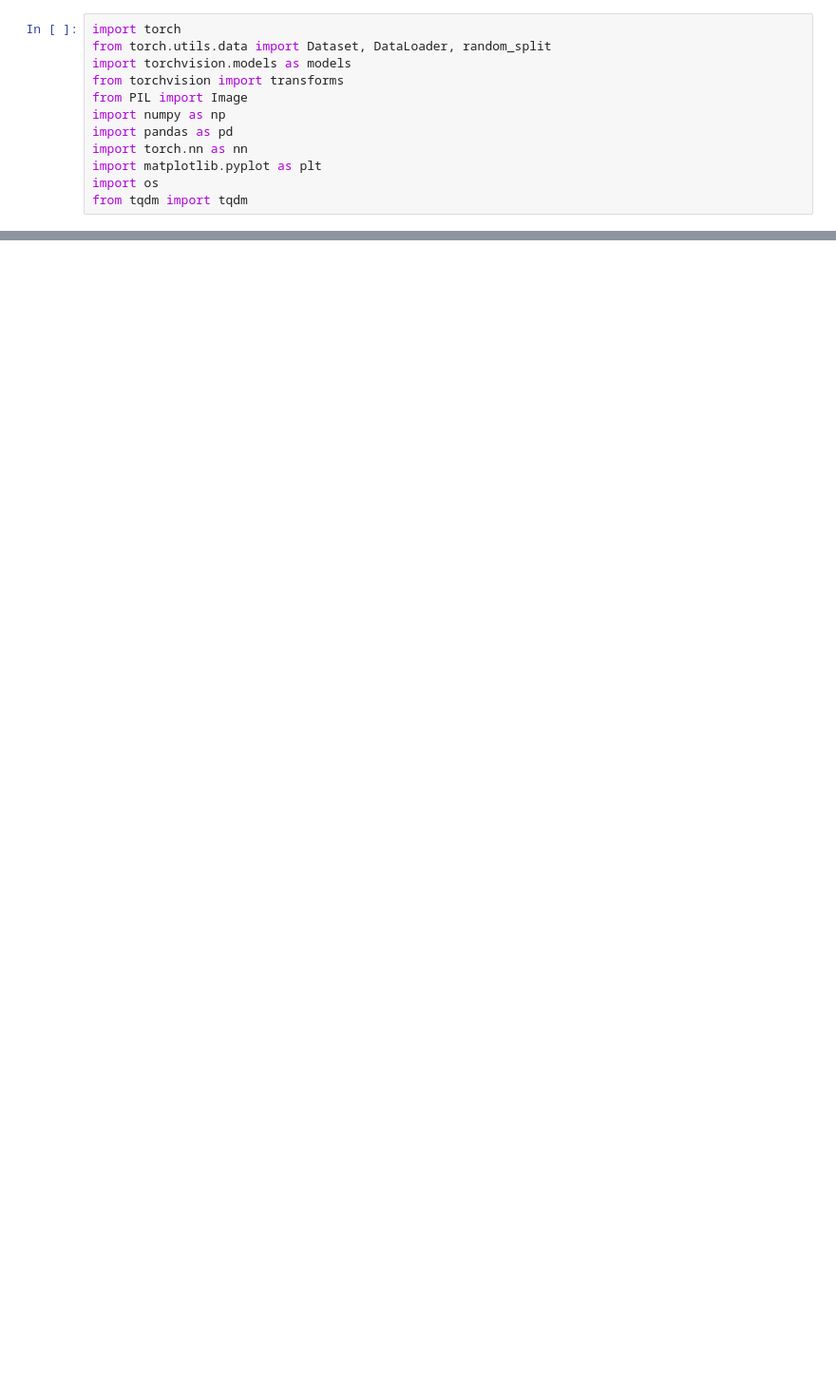
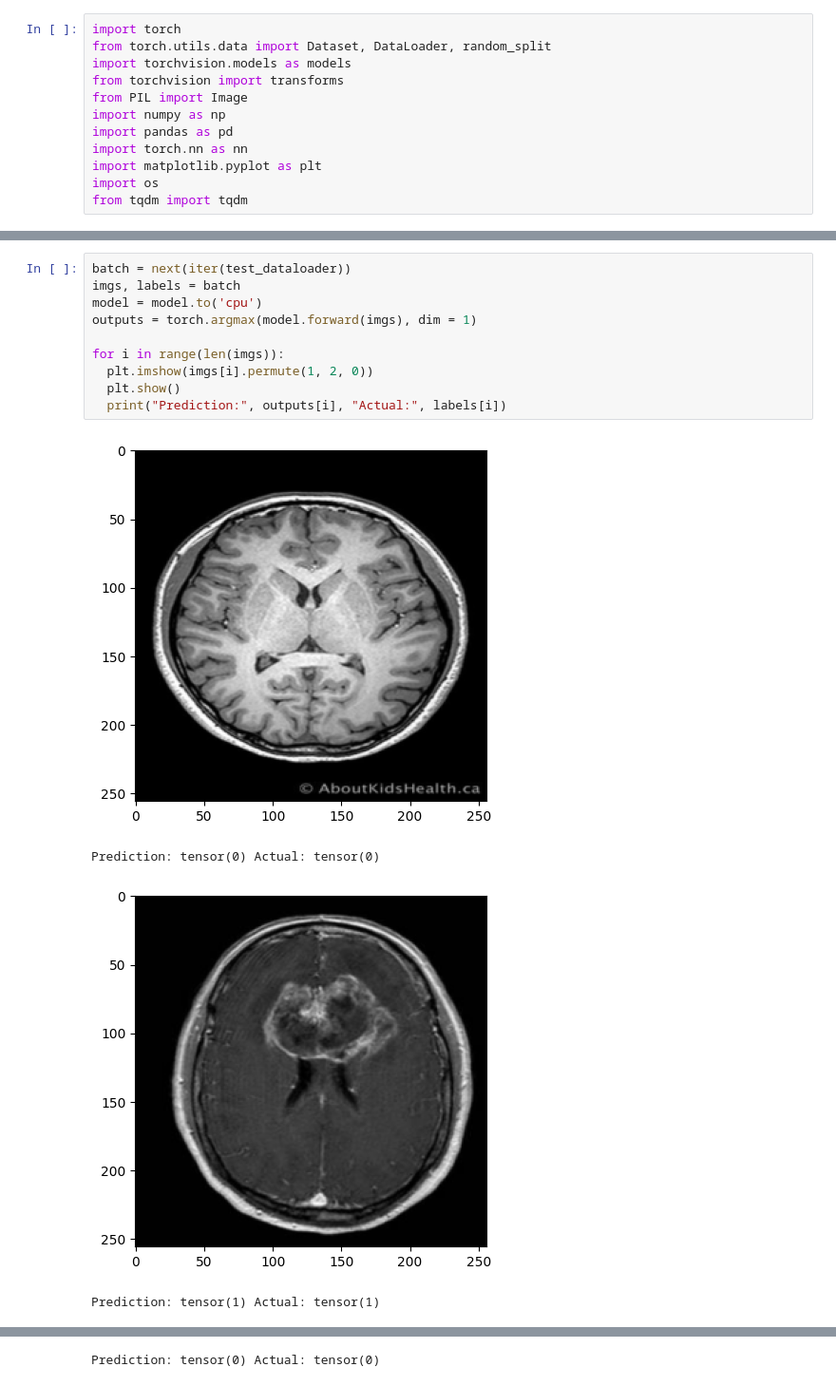
Before and after one commit to maorice/brain-tumor-detection, a Jupyter notebook: tumors.ipynb, the cells around one changed output, grey strips where cells are left out. Shown at 95% size. Cells and saved outputs as stored; diff of their text form; blank space fills up the shorter version.

```diff
--- a/tumors.ipynb
+++ b/tumors.ipynb
@@ -116,0 +142,15 @@ plt.show()
+# %%
+batch = next(iter(test_dataloader))
+imgs, labels = batch
+model = model.to('cpu')
+outputs = torch.argmax(model.forward(imgs), dim = 1)
+
+for i in range(len(imgs)):
+  plt.imshow(imgs[i].permute(1, 2, 0))
+  plt.show()
+  print("Prediction:", outputs[i], "Actual:", labels[i])
+# %% [output]
+[figure, added]
+Prediction: tensor(0) Actual: tensor(0)
+[figure, added]
+Prediction: tensor(1) Actual: tensor(1)
@@ -116,0 +158 @@ plt.show()
+Prediction: tensor(0) Actual: tensor(0)
```
Also changed, not shown: parts of 8 cells of this notebook, 2 other files.
